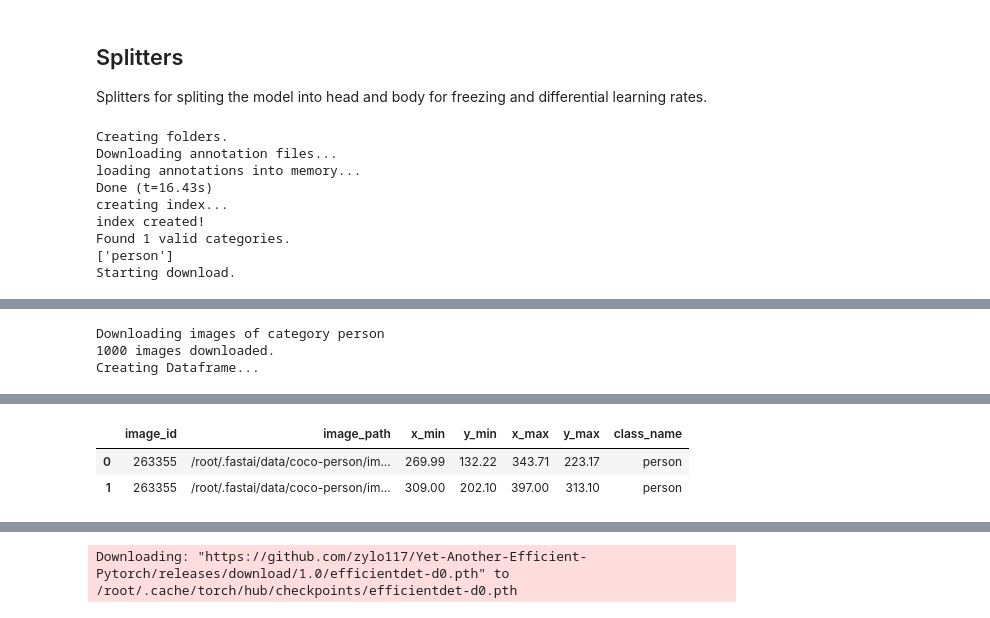
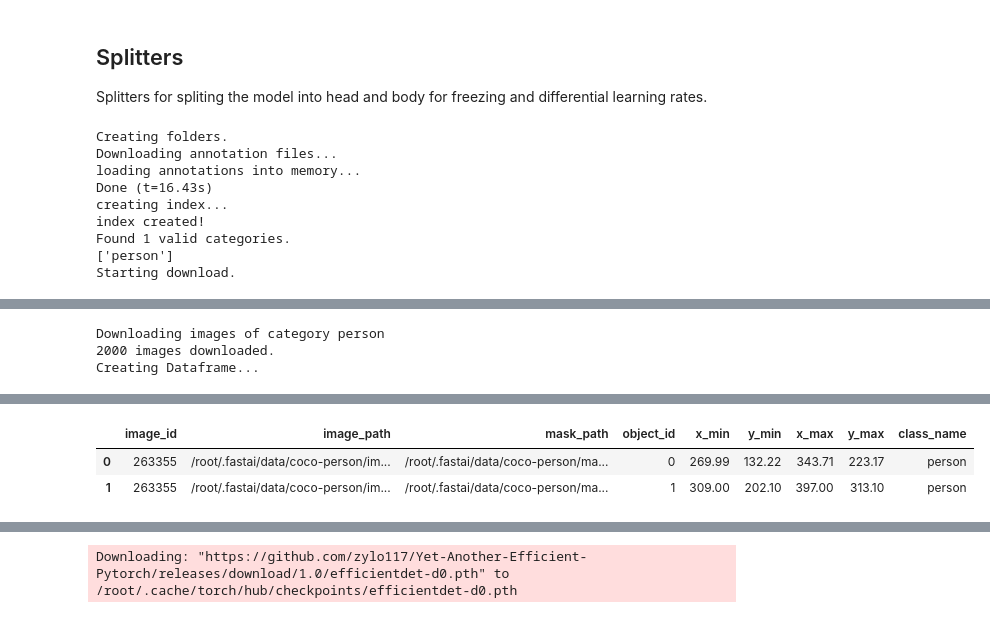
Before and after one commit to rbrtwlz/fastai_object_detection, a Jupyter notebook: notebooks/05_learners.ipynb, the cells around one changed output, grey strips where cells are left out. Drawn from its saved outputs; the diff is of its cells as text; code cells hidden in the pictures.

```diff
--- a/notebooks/05_learners.ipynb
+++ b/notebooks/05_learners.ipynb
@@ -259,23 +271,23 @@ class efficientdet_learner(ObjDetLearner):
 from fastai_object_detection.dataloaders import ObjectDetectionDataLoaders
 from fastai_object_detection.datasets import CocoData
 # %%
-path,df = CocoData.create("coco-person", cat_list=["person"], max_images=1000)
+path,df = CocoData.create("coco-person", cat_list=["person"], max_images=2000, with_mask=True)
 df.head(2)
 # %% [output]
 Creating folders.
 Downloading annotation files...
 loading annotations into memory...
 Done (t=16.43s)
 creating index...
 index created!
 Found 1 valid categories.
 ['person']
 Starting download.
 [interactive output not drawn]
 Downloading images of category person
-1000 images downloaded.
+2000 images downloaded.
 Creating Dataframe...
 [interactive output not drawn]
-|  | image_id | image_path | x_min | y_min | x_max | y_max | class_name |
-| 0 | 263355 | /root/.fastai/data/coco-person/im... | 269.99 | 132.22 | 343.71 | 223.17 | person |
-| 1 | 263355 | /root/.fastai/data/coco-person/im... | 309.00 | 202.10 | 397.00 | 313.10 | person |
+|  | image_id | image_path | mask_path | object_id | x_min | y_min | x_max | y_max | class_name |
+| 0 | 263355 | /root/.fastai/data/coco-person/im... | /root/.fastai/data/coco-person/ma... | 0 | 269.99 | 132.22 | 343.71 | 223.17 | person |
+| 1 | 263355 | /root/.fastai/data/coco-person/im... | /root/.fastai/data/coco-person/ma... | 1 | 309.00 | 202.10 | 397.00 | 313.10 | person |
```
Also changed, not shown: parts of 24 cells of this notebook, 8 other files.
